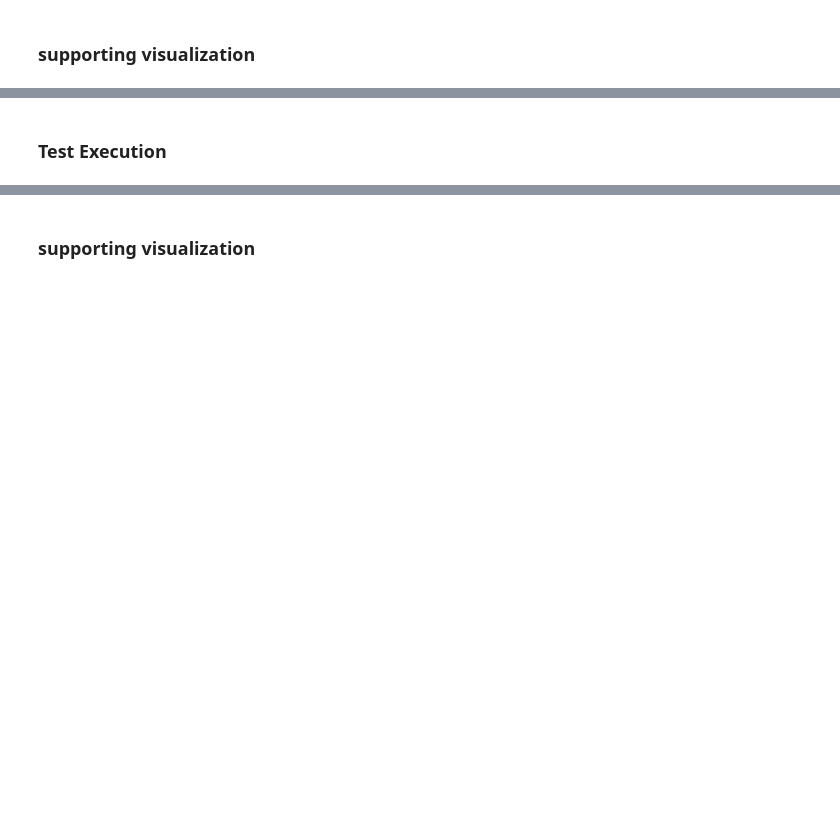
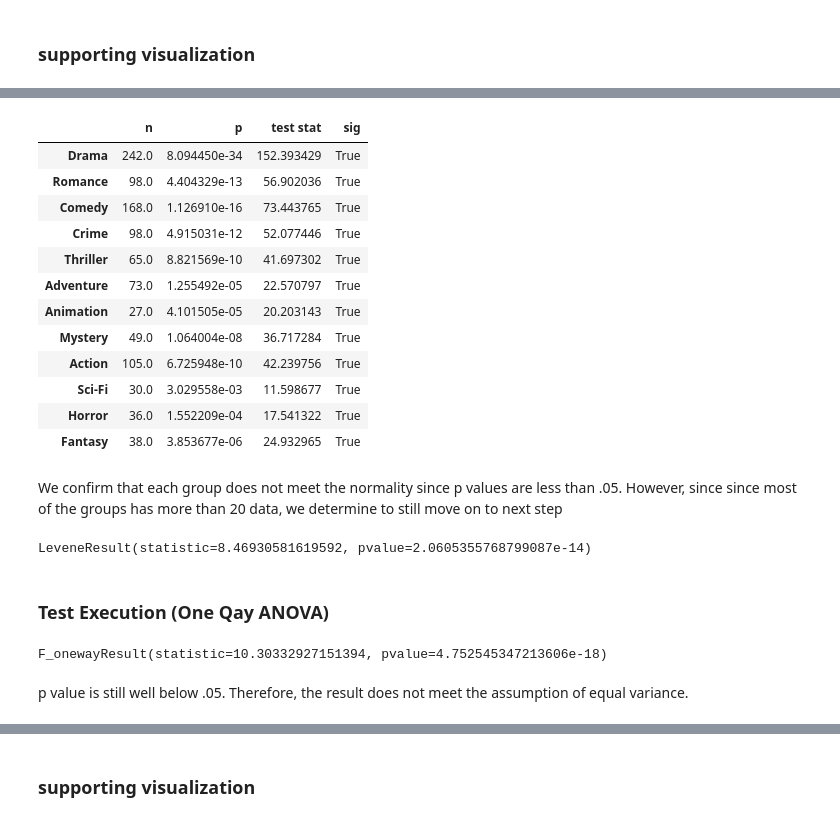
Before and after one commit to hawkeyedatatsai/IMDB-Data, a Jupyter notebook: IMDB Data Part-4.ipynb, the cells around one changed output, grey strips where cells are left out. Saved outputs shown, nothing was run; the diff lists cells and outputs as text; code cells hidden in the pictures; blank space fills up the shorter version.

```diff
--- a/IMDB Data Part-4.ipynb
+++ b/IMDB Data Part-4.ipynb
@@ -373,0 +436,11 @@ sns.lineplot(data=time_df, y='revenue',x='runtimeMinutes')
+# %%
+# drop groups less than 20 to run ANOVA
+revenue_df=revenue_df[(revenue_df['genre_name'] != 'Western') &
+                     (revenue_df['genre_name'] != 'War') &
+                      (revenue_df['genre_name'] != 'History') &
+                     (revenue_df['genre_name'] != 'Musical') &
+                     (revenue_df['genre_name'] != 'Sport') &
+                     (revenue_df['genre_name'] != 'Music') &
+                      (revenue_df['genre_name'] != 'Family') &
+                     (revenue_df['genre_name'] != 'Biography')]
+revenue_df['genre_name'].value_counts()
@@ -379,0 +479,11 @@ sns.lineplot(data=time_df, y='revenue',x='runtimeMinutes')
+# %%
+## Create groups dictionary.
+genre_groups = {}
+## Loop through all unique categories
+for i in revenue_df['genre_name'].unique():
+    ## Get series for groups
+    data = revenue_df.loc[revenue_df['genre_name']== i,'revenue'].copy()
+
+    # save into the dictionary
+    genre_groups[i] = data
+genre_groups.keys()
@@ -379,0 +492,6 @@ sns.lineplot(data=time_df, y='revenue',x='runtimeMinutes')
+# %%
+#define a loop to remove outliers
+for genre_name, revenue in genre_groups.items():
+    outlier=np.abs(stats.zscore(revenue)) > 3
+    print(f'There are {outlier.sum()} outliers removed from {genre_name} group')
+    genre_groups[genre_name]=revenue.loc[~outlier]
@@ -380,2 +511,44 @@ sns.lineplot(data=time_df, y='revenue',x='runtimeMinutes')
+# %%
+## Running normal test on each group and confirming there are >20 in each group
+norm_results = {}
+for i, data in genre_groups.items():
+    stat, p = stats.normaltest(data)
+    ## save the p val, test statistic, and the size of the group
+    norm_results[i] = {'n': len(data),
+                             'p':p,
+                             'test stat':stat,}
+## convert to a dataframe
+norm_results_df = pd.DataFrame(norm_results).T
+### checking sig with pandas
+norm_results_df['sig'] = norm_results_df['p'] < .05
+norm_results_df
+# %% [output]
+|  | n | p | test stat | sig |
+| Drama | 242.0 | 8.094450e-34 | 152.393429 | True |
+| Romance | 98.0 | 4.404329e-13 | 56.902036 | True |
+| Comedy | 168.0 | 1.126910e-16 | 73.443765 | True |
+| Crime | 98.0 | 4.915031e-12 | 52.077446 | True |
+| Thriller | 65.0 | 8.821569e-10 | 41.697302 | True |
+| Adventure | 73.0 | 1.255492e-05 | 22.570797 | True |
+| Animation | 27.0 | 4.101505e-05 | 20.203143 | True |
+| Mystery | 49.0 | 1.064004e-08 | 36.717284 | True |
+| Action | 105.0 | 6.725948e-10 | 42.239756 | True |
+| Sci-Fi | 30.0 | 3.029558e-03 | 11.598677 | True |
+| Horror | 36.0 | 1.552209e-04 | 17.541322 | True |
+| Fantasy | 38.0 | 3.853677e-06 | 24.932965 | True |
+# %% [markdown]
+We confirm that each group does not meet the normality since p values are less than .05. However, since since most of the groups has more than 20 data, we determine to still move on to next step
+# %%
+# check equal variance
+stats.levene(*genre_groups.values())
+# %% [output]
+LeveneResult(statistic=8.46930581619592, pvalue=2.0605355768799087e-14)
 # %% [markdown]
-### Test Execution
+### Test Execution (One Qay ANOVA)
+# %%
+result = stats.f_oneway( *genre_groups.values())
+result
+# %% [output]
+F_onewayResult(statistic=10.30332927151394, pvalue=4.752545347213606e-18)
+# %% [markdown]
+p value is still well below .05. Therefore, the result does not meet the assumption of equal variance.
```
Also changed, not shown: parts of 33 cells of this notebook.
